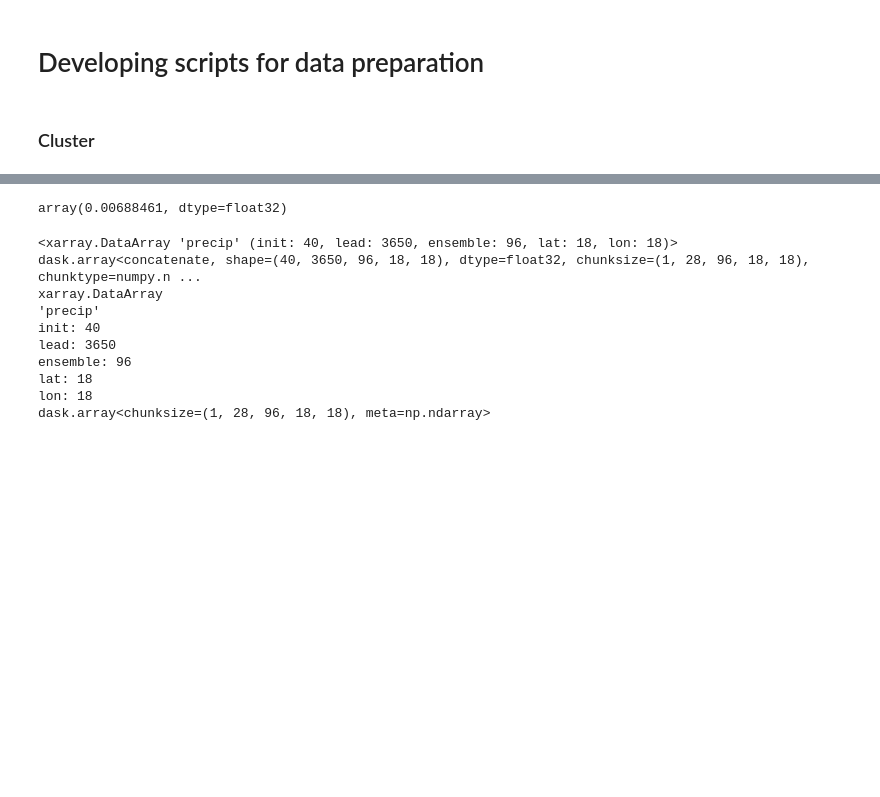
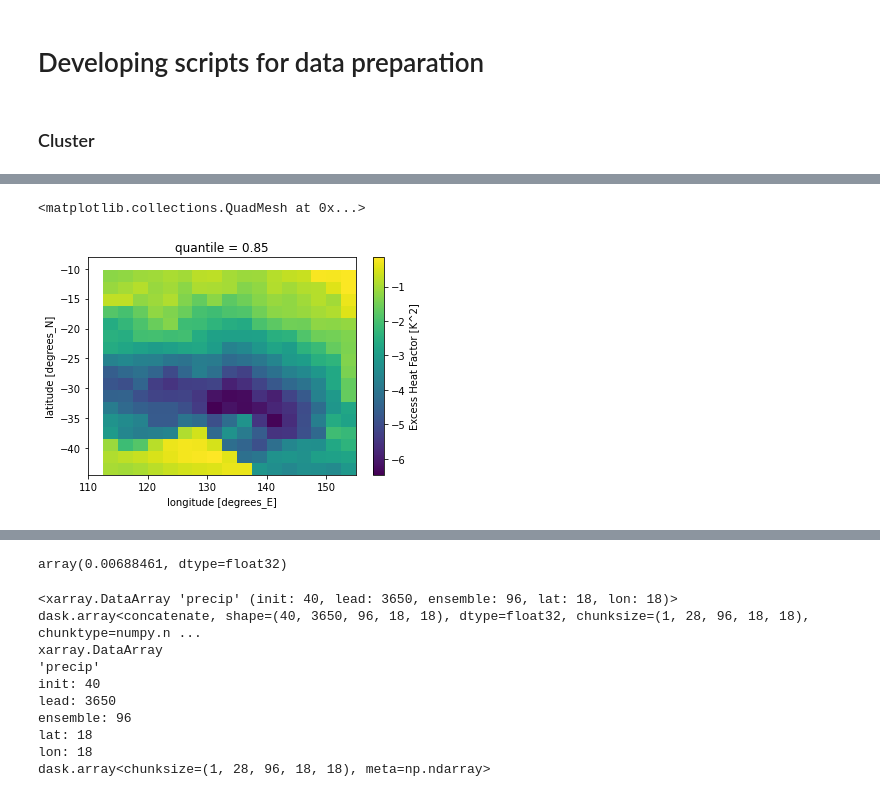
Before and after one commit to dougiesquire/CAFE-f6_documentation, a Jupyter notebook: notebooks/exploratory/prepare_data.ipynb, the cells around one changed output, grey strips where cells are left out. Saved outputs shown, nothing was run; the diff lists cells and outputs as text; code cells hidden in the pictures; blank space fills up the shorter version.

```diff
--- a/notebooks/exploratory/prepare_data.ipynb
+++ b/notebooks/exploratory/prepare_data.ipynb
@@ -237,0 +206,8 @@ Arguments: ('Scheduler', 10.781982421875)
+# %%
+p = utils.calculate_percentile_thresholds(
+    test, percentile=0.85, percentile_period=["1958-01-01", "2011-12-31"]
+)
+p.plot()
+# %% [output]
+<matplotlib.collections.QuadMesh at 0x...>
+[figure, added]
```
Also changed, not shown: parts of 29 cells of this notebook, 8 other files.
